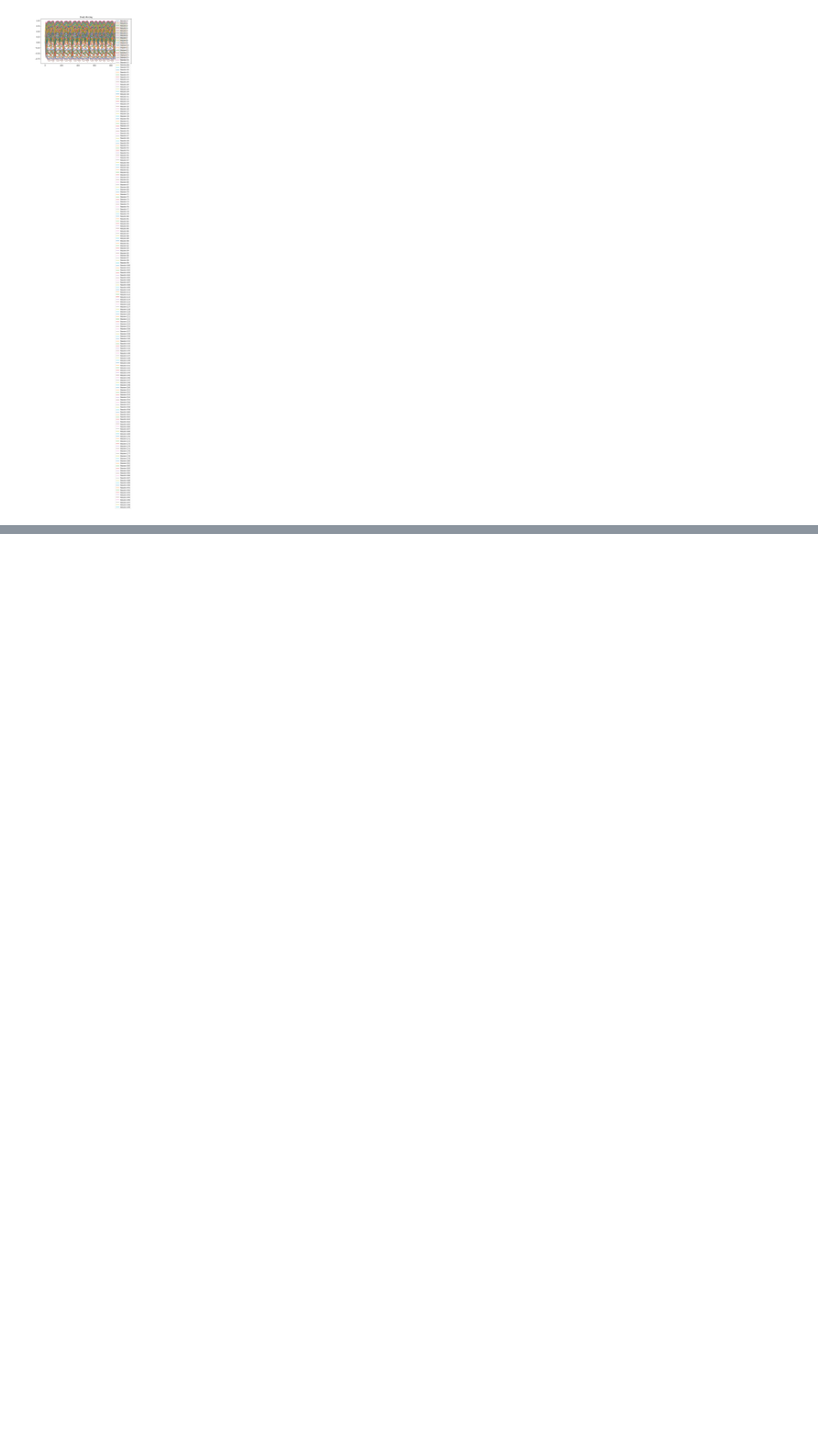
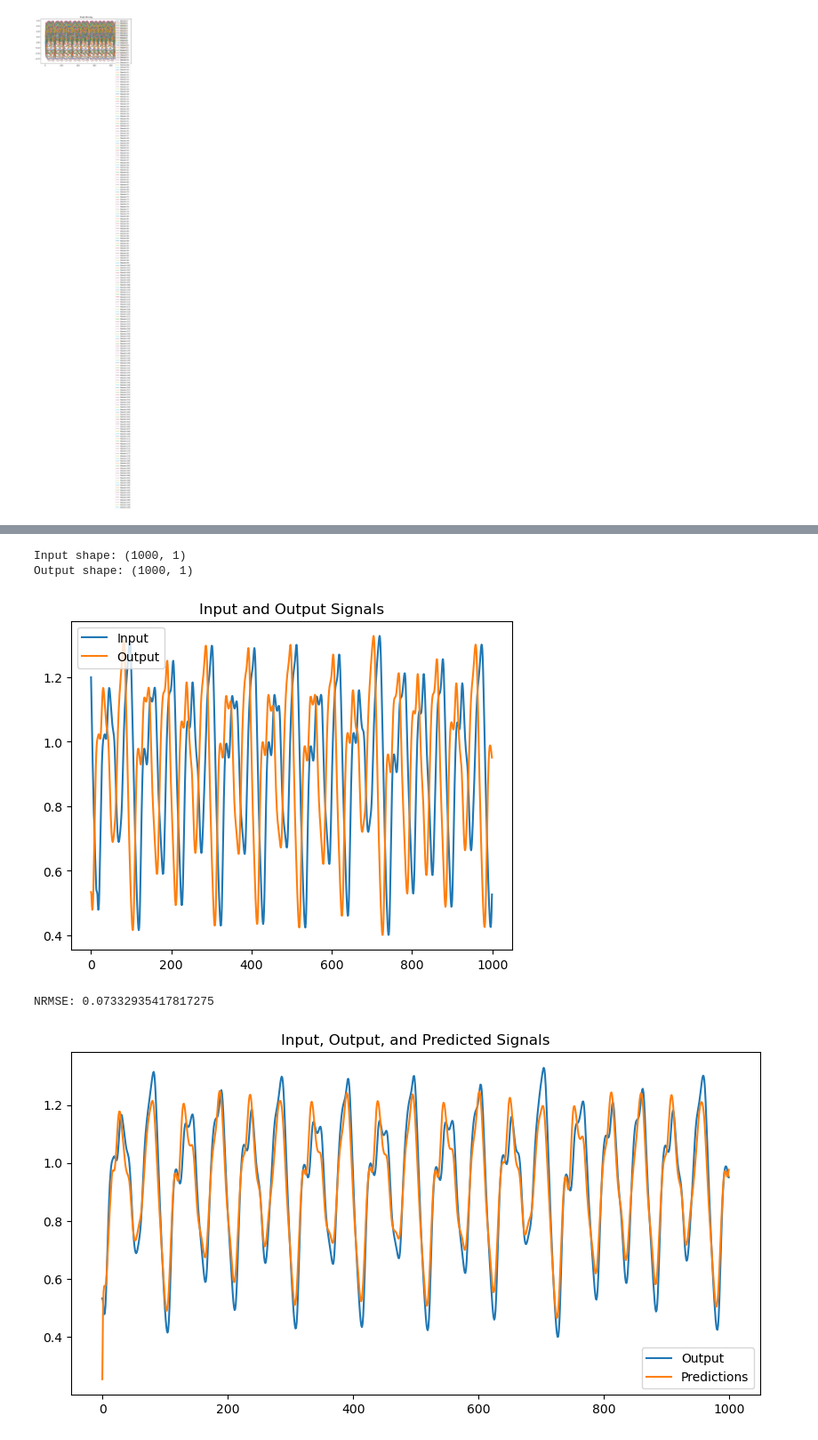
Before and after one commit to 007spy9/COM6906-Dissertation, a Jupyter notebook: training/basicESN.ipynb, the cells around one changed output, grey strips where cells are left out. Shown at 89% size. Cells and saved outputs as stored; diff of their text form; code cells hidden in the pictures; blank space fills up the shorter version.

```diff
--- a/training/basicESN.ipynb
+++ b/training/basicESN.ipynb
@@ -437,0 +469,51 @@ plt.show()
+# %%
+# Lets try generating a new input signal and see how well the model can predict it
+# Generate the time series
+prediction_steps = 15
+timesteps = 1000 + prediction_steps
+series = mackey_glass(timesteps)
+
+# Our output signal is the same as the input signal, but shifted by n timesteps
+output = np.roll(series, -prediction_steps, axis=0)
+
+# Trim the last n timesteps from the input signal
+input = series[:timesteps - prediction_steps]
+
+# Do the same with the output signal
+output = output[:timesteps - prediction_steps]
+
+# Print the shape of the input and output signals
+print('Input shape:', input.shape)
+print('Output shape:', output.shape)
+
+# Plot the input and output signals
+plt.figure()
+plt.plot(input, label='Input')
+plt.plot(output, label='Output')
+plt.title('Input and Output Signals')
+plt.legend()
+plt.show()
+
+# Make predictions
+predictions = esn.forward(input)
+
+# Calculate the NRMSE
+nrmse_value = nrmse(output, predictions)
+
+# Print the NRMSE
+print('NRMSE:', nrmse_value)
+
+# Plot the input, output, and predicted signals
+plt.figure(figsize=(10, 5))
+#plt.plot(input, label='Input')
+plt.plot(output, label='Output')
+plt.plot(predictions, label='Predictions')
+plt.title('Input, Output, and Predicted Signals')
+plt.legend()
+plt.show()
+# %% [output]
+Input shape: (1000, 1)
+Output shape: (1000, 1)
+[figure, added]
+NRMSE: 0.07332935417817275
+[figure, added]
```
Also changed, not shown: parts of 2 cells of this notebook.
